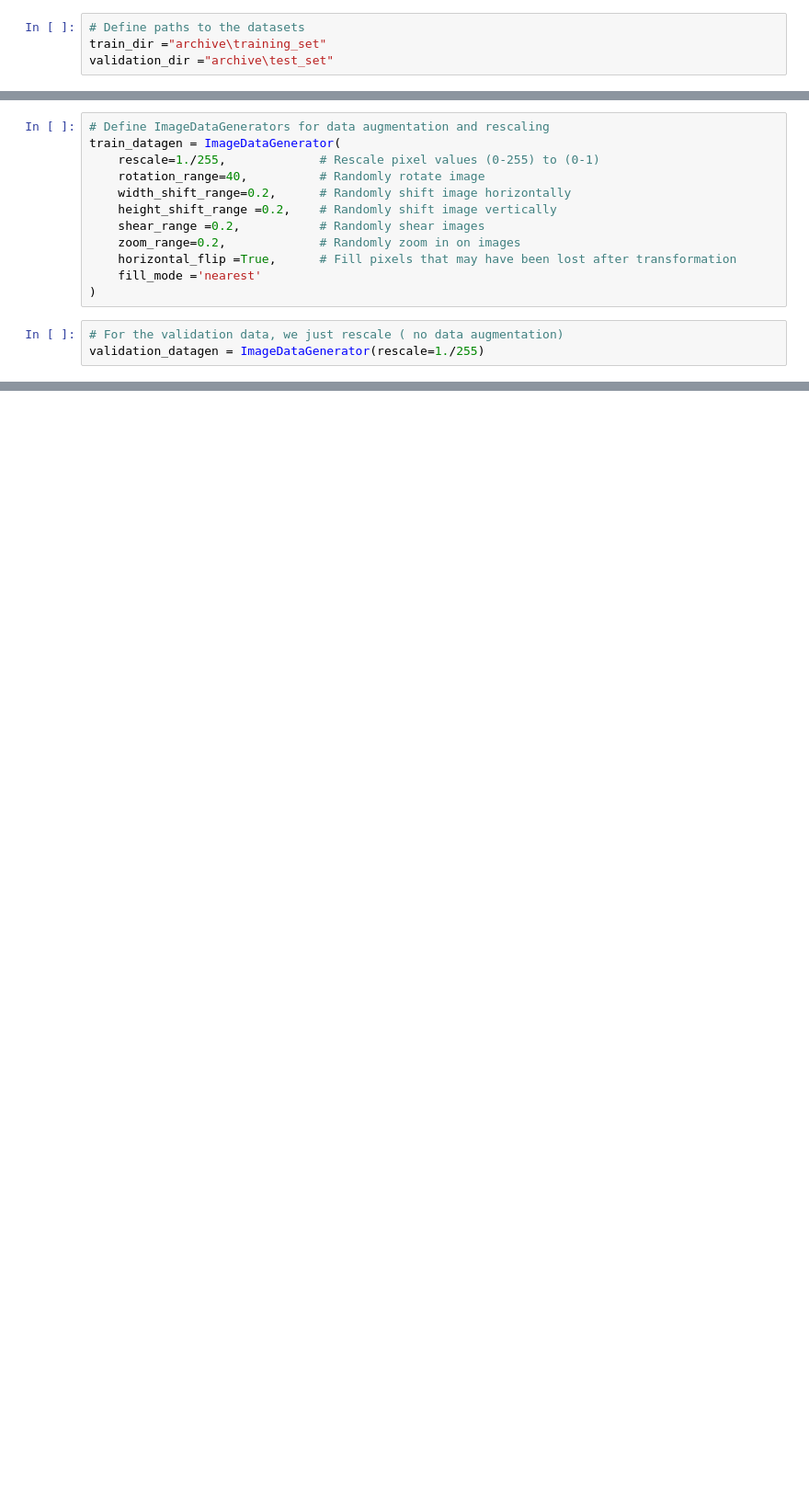
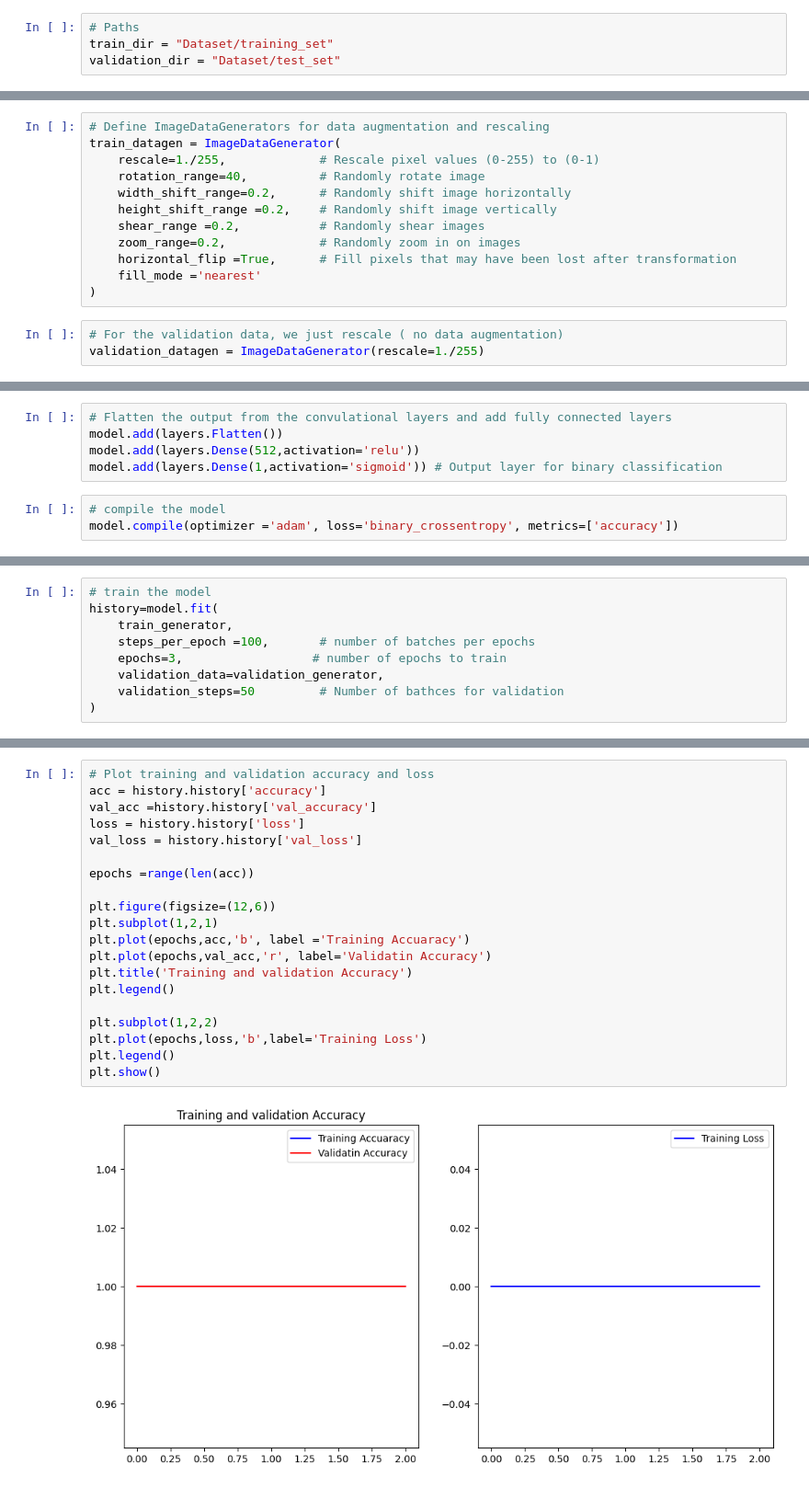
Before and after one commit to shubh593/Dog-vs.-Cat-Classifier-with-CNN, a Jupyter notebook: program.ipynb, the cells around one changed output, grey strips where cells are left out. Shown at 92% size. Saved outputs shown, nothing was run; the diff lists cells and outputs as text; blank space fills up the shorter version.

```diff
--- a/program.ipynb
+++ b/program.ipynb
@@ -5,6 +5,6 @@ from tensorflow.keras import layers,models
 from tensorflow.keras.preprocessing.image import ImageDataGenerator
 import matplotlib.pyplot as plt
 # %%
-# Define paths to the datasets
-train_dir ="archive\training_set"
-validation_dir ="archive\test_set"
+# Paths
+train_dir = "Dataset/training_set"
+validation_dir = "Dataset/test_set"
@@ -42,0 +71,8 @@ OSError: [WinError 123] The filename, directory name, or volume label syntax is
+# %%
+# Flatten the output from the convulational layers and add fully connected layers
+model.add(layers.Flatten())
+model.add(layers.Dense(512,activation='relu'))
+model.add(layers.Dense(1,activation='sigmoid')) # Output layer for binary classification
+# %%
+# compile the model
+model.compile(optimizer ='adam', loss='binary_crossentropy', metrics=['accuracy'])
@@ -42,0 +115,9 @@ OSError: [WinError 123] The filename, directory name, or volume label syntax is
+# %%
+# train the model
+history=model.fit(
+    train_generator,
+    steps_per_epoch =100,       # number of batches per epochs
+    epochs=3,                  # number of epochs to train
+    validation_data=validation_generator,
+    validation_steps=50         # Number of bathces for validation
+)
@@ -42,0 +132,22 @@ OSError: [WinError 123] The filename, directory name, or volume label syntax is
+# %%
+# Plot training and validation accuracy and loss
+acc = history.history['accuracy']
+val_acc =history.history['val_accuracy']
+loss = history.history['loss']
+val_loss = history.history['val_loss']
+
+epochs =range(len(acc))
+
+plt.figure(figsize=(12,6))
+plt.subplot(1,2,1)
+plt.plot(epochs,acc,'b', label ='Training Accuaracy')
+plt.plot(epochs,val_acc,'r', label='Validatin Accuracy')
+plt.title('Training and validation Accuracy')
+plt.legend()
+
+plt.subplot(1,2,2)
+plt.plot(epochs,loss,'b',label='Training Loss')
+plt.legend()
+plt.show()
+# %% [output]
+[figure, added]
```
Also changed, not shown: parts of 8 cells of this notebook, 1 other file.
